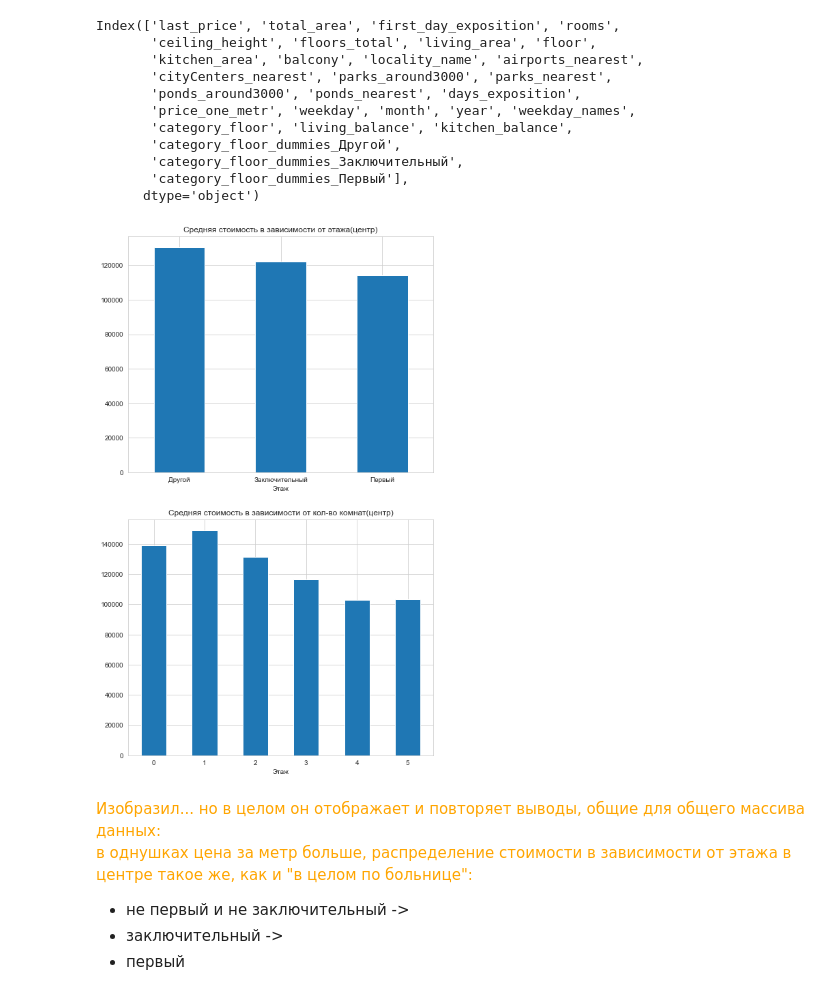
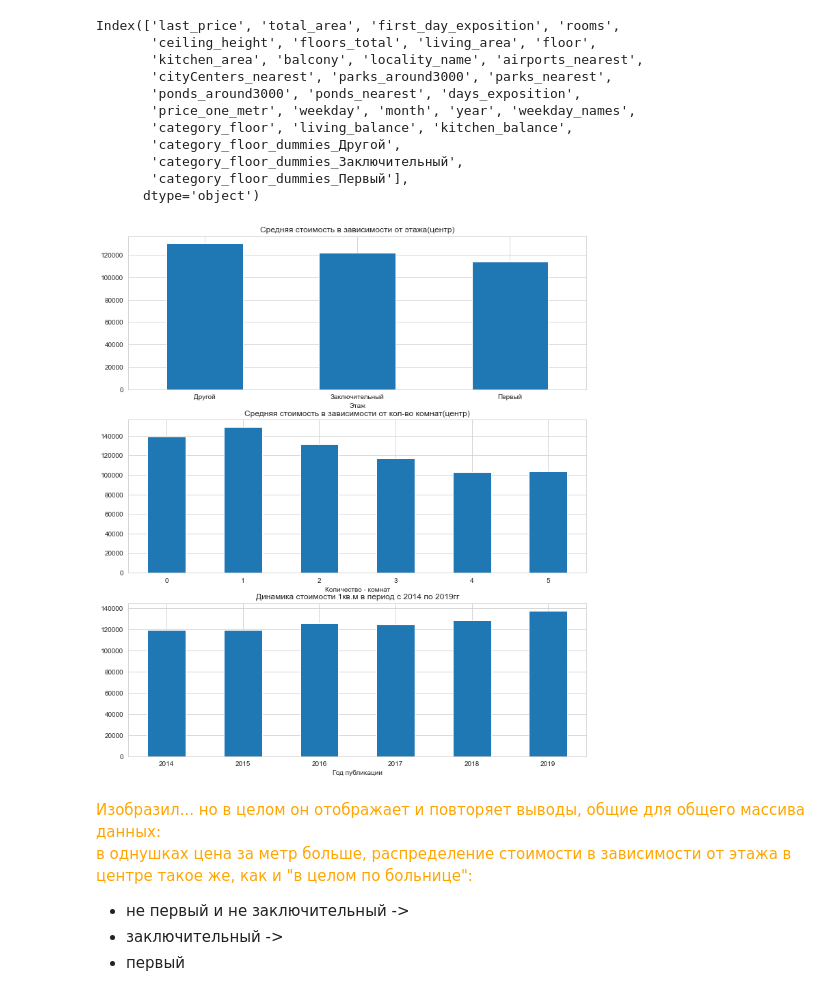
Before and after one commit to mangustik228/project_ds_3, a Jupyter notebook: project_3.ipynb, the cells around one changed output. Saved outputs shown, nothing was run; the diff lists cells and outputs as text; code cells hidden in the pictures.

```diff
--- a/project_3.ipynb
+++ b/project_3.ipynb
@@ -1107,30 +1112,19 @@ Index(['last_price', 'total_area', 'first_day_exposition', 'rooms',
        'category_floor_dummies_Первый'],
       dtype='object')
 # %%
-plt.subplot(2,1,1)
+plt.subplot(3,1,1)
 df.query('cityCenters_nearest <= 7500').groupby('category_floor')['price_one_metr'].mean().plot(
     kind = 'bar', xlabel='Этаж', title=f'Средняя стоимость в зависимости от этажа(центр)', rot=0)
-plt.subplot(2,1,2)
+plt.subplot(3,1,2)
 df.query('cityCenters_nearest <= 7500').groupby('rooms')['price_one_metr'].mean().plot(
-    kind = 'bar', xlabel='Этаж', title=f'Средняя стоимость в зависимости от кол-во комнат(центр)',
-    figsize=(8,14), rot=0)
+    kind = 'bar', xlabel='Количество - комнат', title=f'Средняя стоимость в зависимости от кол-во комнат(центр)', rot=0)
+plt.subplot(3,1,3)
+df.query('cityCenters_nearest <= 7500').groupby('year')['price_one_metr'].mean().plot(
+    kind = 'bar', xlabel='Год публикации', title=f'Динамика стоимости 1кв.м в период с 2014 по 2019гг',
+    figsize=(12,14), rot=0)
 plt.show()
-
-# for couple in dictation:
-#     # print(couple, dictation[couple][0])
-#     plt.subplot(3, 2, dictation[couple][2])
-#     df.query('cityCenters_nearest <= 7500').groupby(couple)['price_one_metr'].count().plot(
-#         kind='bar', xlabel=dictation[couple][0],
-#         title=f'Кол-во квартир в зависимости от {dictation[couple][1]}(Центр)',
-#         figsize=(8,18))
-#     plt.subplot(3, 2, dictation[couple][2]+1)
-#     df.query('cityCenters_nearest <= 7500').groupby(couple)['price_one_metr'].mean().plot(
-#         kind='bar', xlabel=dictation[couple][0],
-#         title=f'Средняя стоимость квартир в зависимости от {dictation[couple][1]}(Центр)',
-#         figsize=(10,18))
-# plt.show()
 # %% [output]
-[figure, old version]
+[figure, new version]
 # %% [markdown]
 <span style="color:orange"> Изобразил... но в целом он отображает и повторяет выводы, общие для общего массива данных:
 в однушках цена за метр больше, распределение стоимости в зависимости от этажа в центре такое же, как и "в целом по больнице":
```
Also changed, not shown: parts of 20 cells of this notebook.
